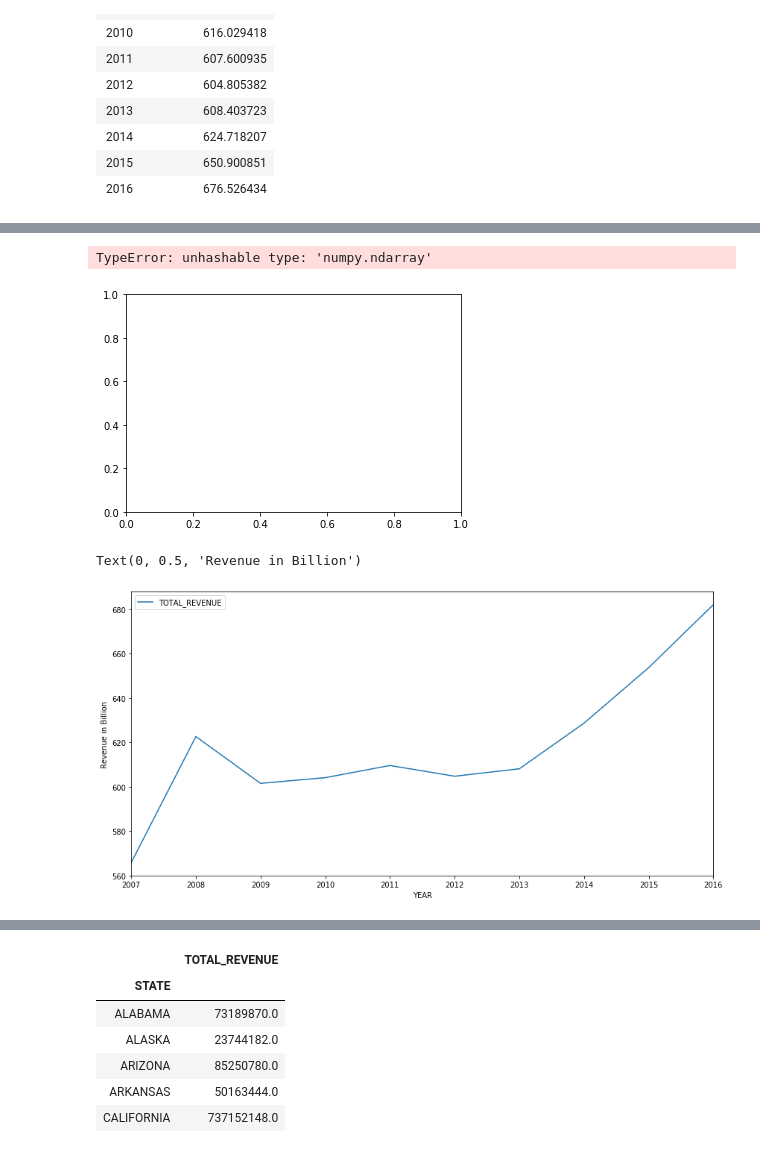
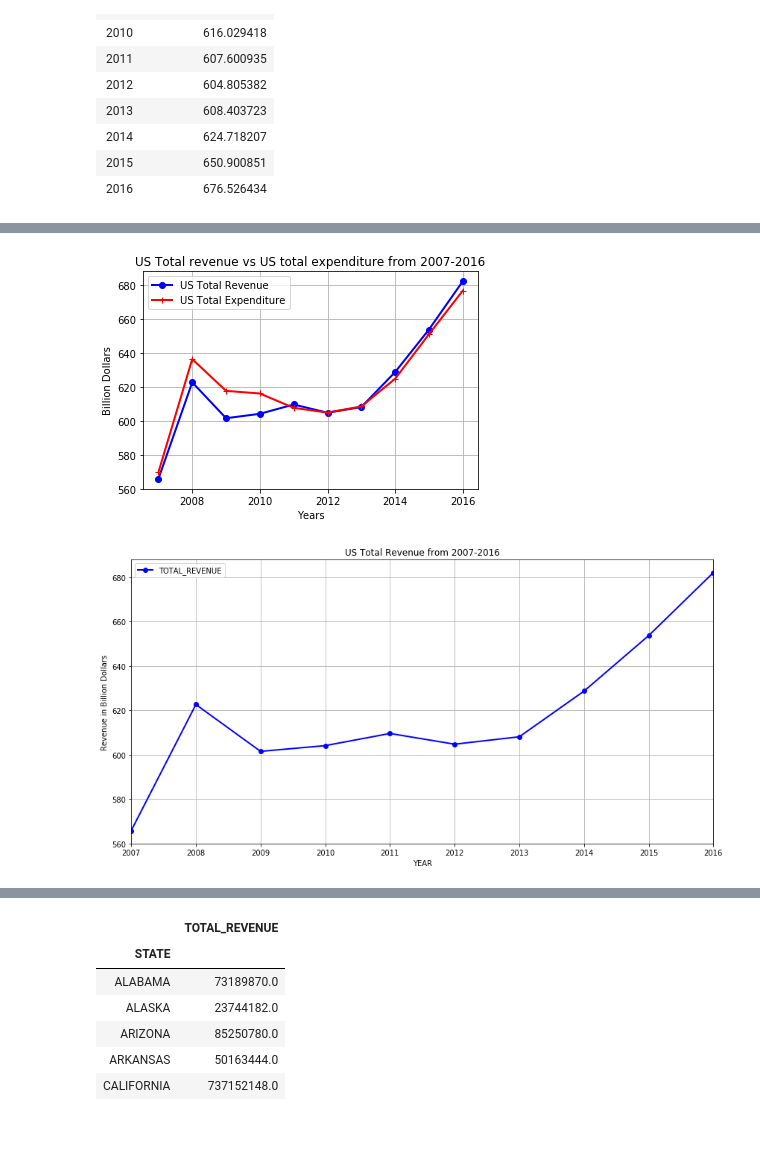
Before and after one commit to ScriptMigo/Project-1, a Jupyter notebook: teacher.ipynb, the cells around one changed output, grey strips where cells are left out. Cells and saved outputs as stored; diff of their text form; code cells hidden in the pictures.

Commit message:
commiting US comparation plots

```diff
--- a/teacher.ipynb
+++ b/teacher.ipynb
@@ -580,16 +603,19 @@ revenue.head()
 # %%
-revenue = plt.plot(x, revenue, marker='o', color='blue', linewidth=2, label='Total Revenue')
-expenditure = plt.plot(x, expenditure, marker='+', color='red', linewidth=2, label='Total Expenditure')
+revenue = plt.plot(x, revenue, marker='o', color='blue', linewidth=2, label='US Total Revenue')
+expenditure = plt.plot(x, expenditure, marker='+', color='red', linewidth=2, label='US Total Expenditure')
 plt.xlabel('Years')
 plt.ylabel('Billion Dollars')
 plt.legend(loc='best')
+plt.title('US Total revenue vs US total expenditure from 2007-2016')
 plt.grid()
+plt.savefig("US Total Revenue vs US Total Expenditure")
 # %% [output]
-TypeError: unhashable type: 'numpy.ndarray'
-[figure, old version]
+[figure, new version]
 # %%
-revenue_grouped_df.plot(kind='line', label='Total_Revenue(billion)', figsize=(14,7))
-plt.ylabel("Revenue in Billion")
+revenue_grouped_df.plot(kind='line', label='US Total_Revenue(billion)', figsize=(14,7), color='b', marker='o', linewidth=2, linestyle='-')
+plt.ylabel("Revenue in Billion Dollars")
+plt.title('US Total Revenue from 2007-2016')
+plt.grid()
+plt.savefig('US Total Revenue from 2007-2016')
 # %% [output]
-Text(0, 0.5, 'Revenue in Billion')
-[figure, old version]
+[figure, new version]
```
Also changed, not shown: parts of 86 cells of this notebook, 32 other files.
